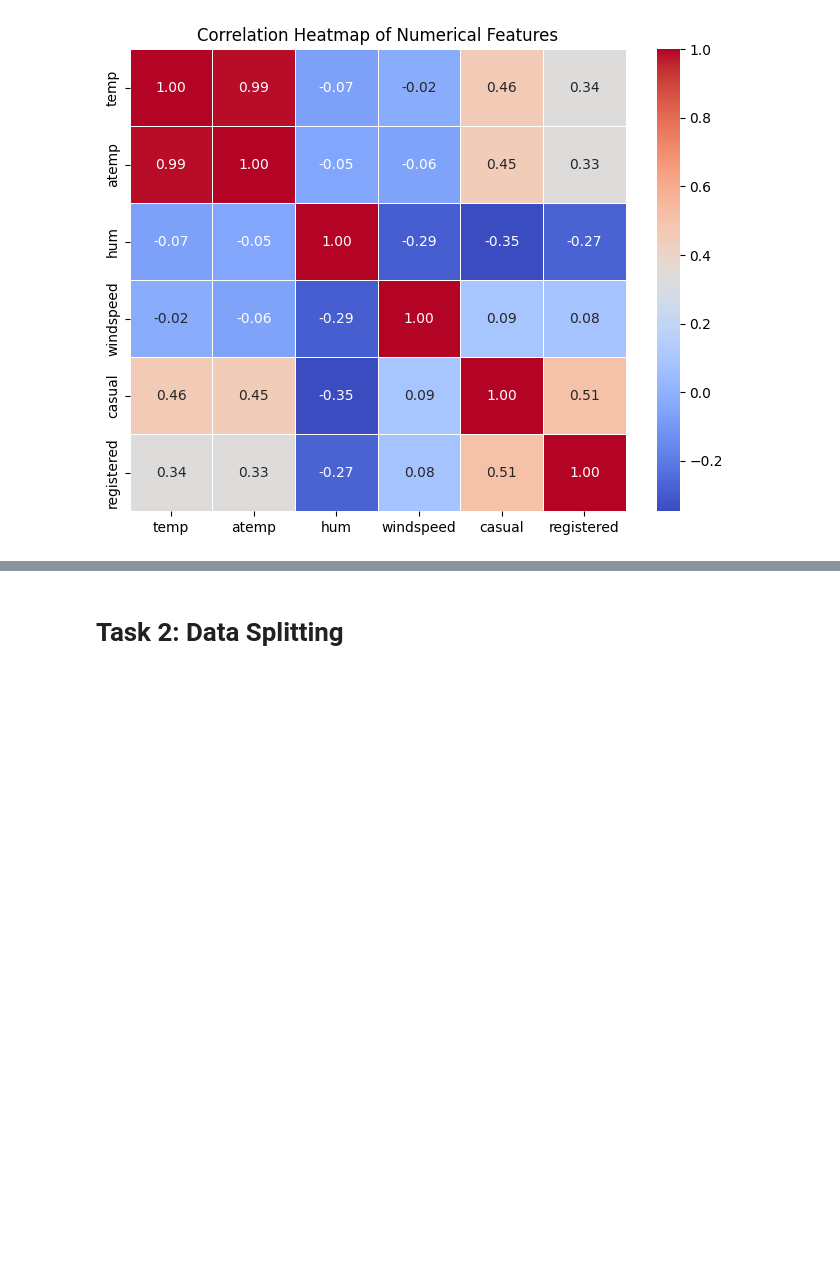
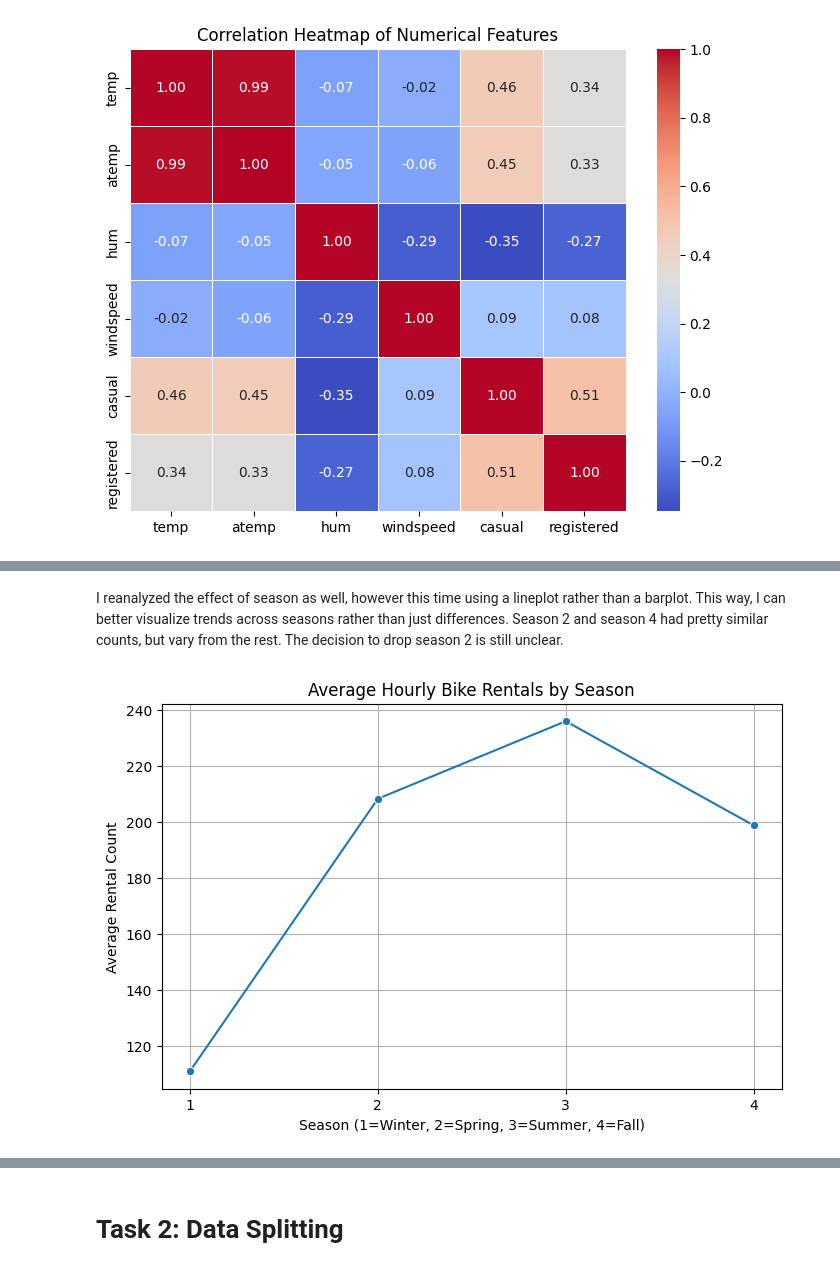
Before and after one commit to hibbakamas/ML-fundamentals-2025, a Jupyter notebook: assignment_2_Hibba_Kamas.ipynb, the cells around one changed output, grey strips where cells are left out. Drawn from its saved outputs; the diff is of its cells as text; code cells hidden in the pictures; blank space fills up the shorter version.

```diff
--- a/assignment_2_Hibba_Kamas.ipynb
+++ b/assignment_2_Hibba_Kamas.ipynb
@@ -639,0 +678,15 @@ Although scaling isn’t required, the removal of irrelevant or sparse features
+# %% [markdown]
+I reanalyzed the effect of season as well, however this time using a lineplot rather than a barplot. This way, I can better visualize trends across seasons rather than just differences. Season 2 and season 4 had pretty similar counts, but vary from the rest. The decision to drop season 2 is still unclear.
+# %%
+avg_by_season = df.groupby("season")["cnt"].mean().sort_index()
+
+plt.figure(figsize=(8, 5))
+sns.lineplot(x=avg_by_season.index, y=avg_by_season.values, marker='o')
+plt.title("Average Hourly Bike Rentals by Season")
+plt.xlabel("Season (1=Winter, 2=Spring, 3=Summer, 4=Fall)")
+plt.ylabel("Average Rental Count")
+plt.grid(True)
+plt.xticks([1, 2, 3, 4])
+plt.show()
+# %% [output]
+[figure, added]
```
Also changed, not shown: parts of 55 cells of this notebook.
